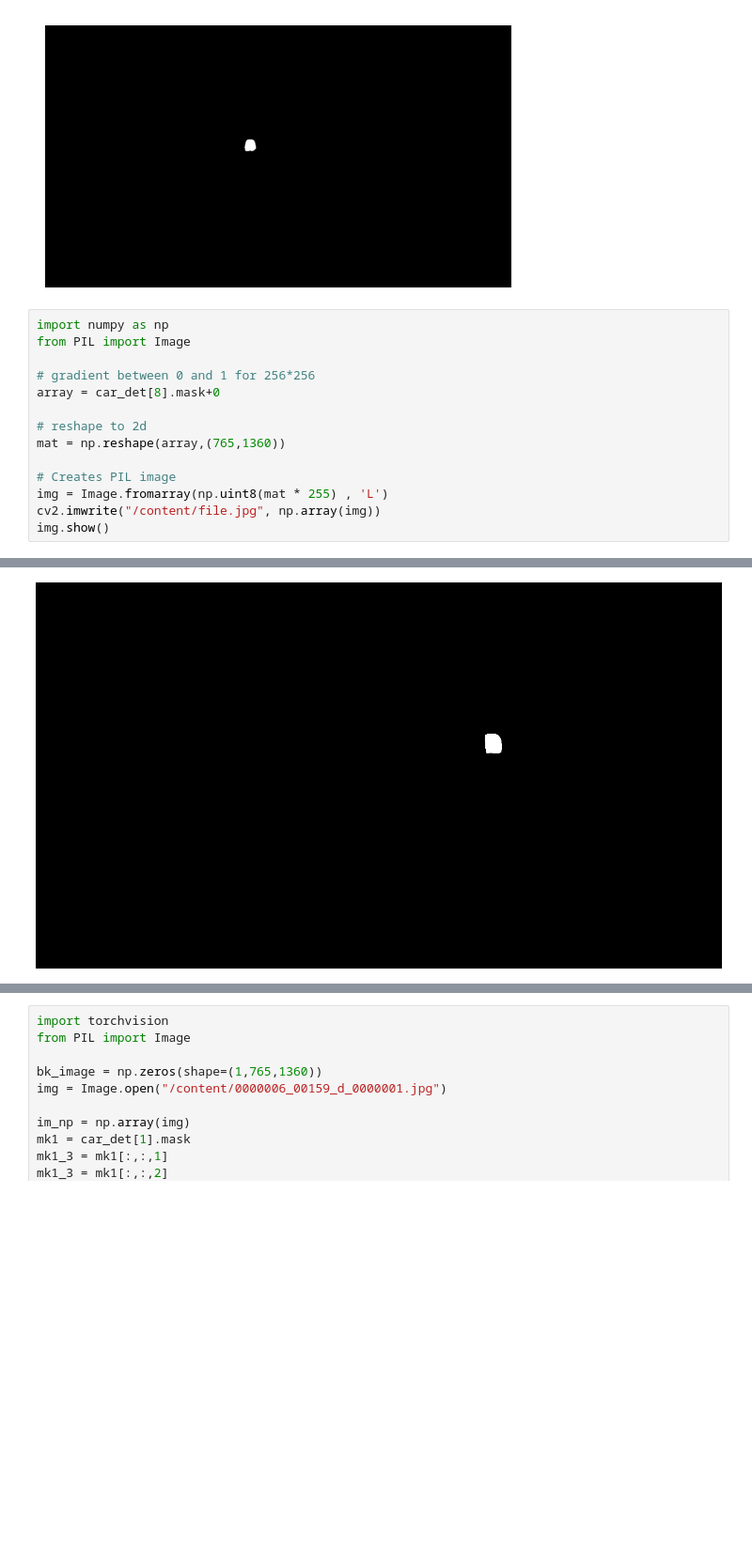
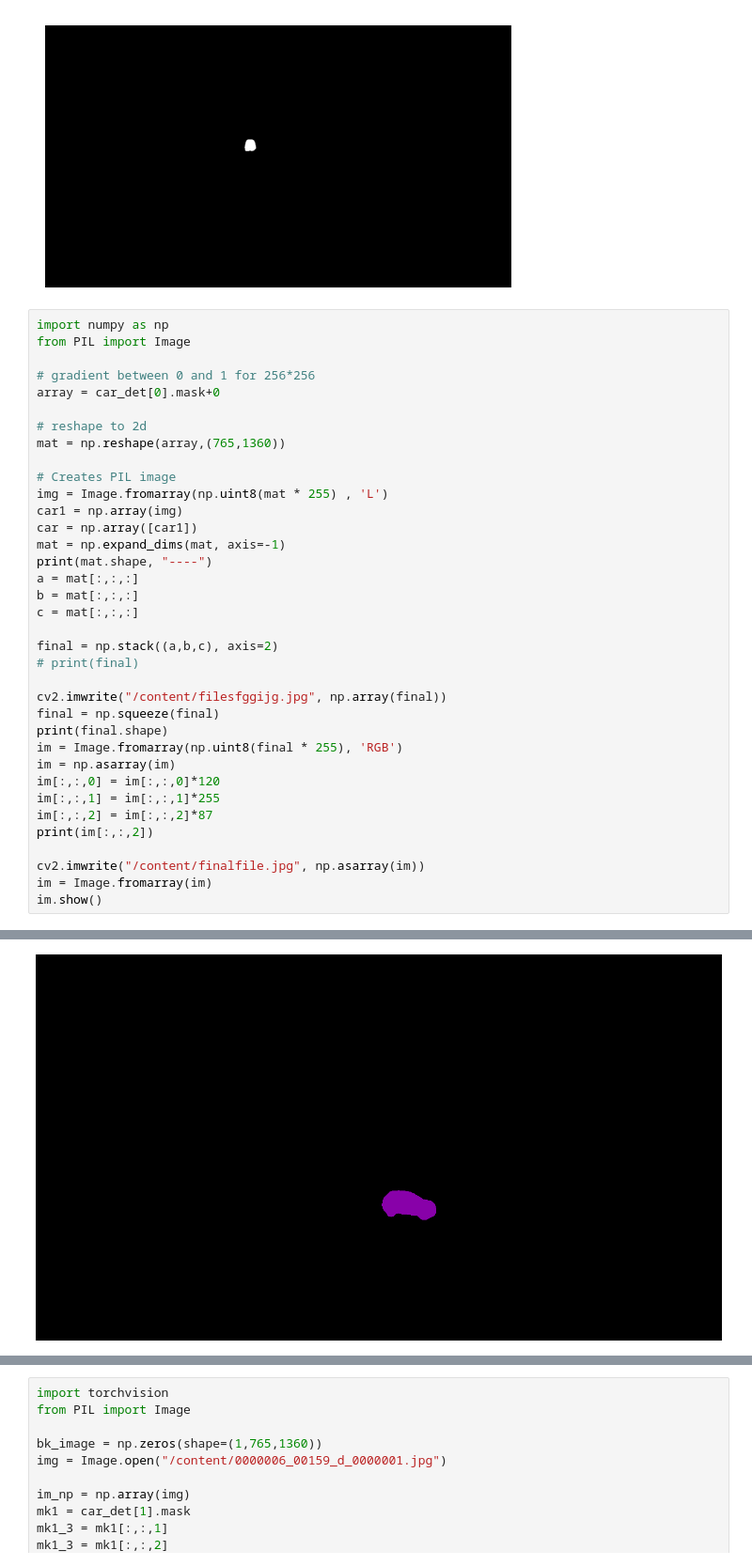
Before and after one commit to Manjuphoenix/ML_team_buzz, a Jupyter notebook: sam_for_gen_mask_exp.ipynb, the cells around one changed output, grey strips where cells are left out. Shown at 94% size. Cells and saved outputs as stored; diff of their text form; blank space fills up the shorter version.

```diff
--- a/sam_for_gen_mask_exp.ipynb
+++ b/sam_for_gen_mask_exp.ipynb
@@ -488,13 +488,35 @@ import numpy as np
 from PIL import Image
 
 # gradient between 0 and 1 for 256*256
-array = car_det[8].mask+0
+array = car_det[0].mask+0
 
 # reshape to 2d
 mat = np.reshape(array,(765,1360))
 
 # Creates PIL image
 img = Image.fromarray(np.uint8(mat * 255) , 'L')
-cv2.imwrite("/content/file.jpg", np.array(img))
-img.show()
+car1 = np.array(img)
+car = np.array([car1])
+mat = np.expand_dims(mat, axis=-1)
+print(mat.shape, "----")
+a = mat[:,:,:]
+b = mat[:,:,:]
+c = mat[:,:,:]
+
+final = np.stack((a,b,c), axis=2)
+# print(final)
+
+cv2.imwrite("/content/filesfggijg.jpg", np.array(final))
+final = np.squeeze(final)
+print(final.shape)
+im = Image.fromarray(np.uint8(final * 255), 'RGB')
+im = np.asarray(im)
+im[:,:,0] = im[:,:,0]*120
+im[:,:,1] = im[:,:,1]*255
+im[:,:,2] = im[:,:,2]*87
+print(im[:,:,2])
+
+cv2.imwrite("/content/finalfile.jpg", np.asarray(im))
+im = Image.fromarray(im)
+im.show()
 # %% [output]
@@ -501,4 +532,4 @@ img.show()
-[figure, old version]
+[figure, new version]
 # %%
 import numpy as np
 import cv2
```
Also changed, not shown: parts of 2 cells of this notebook.
